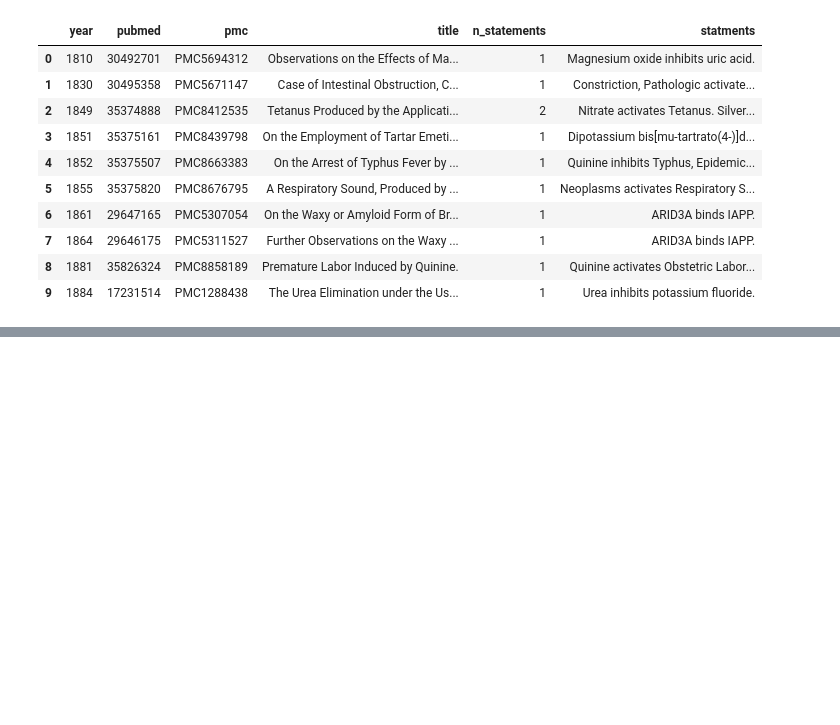
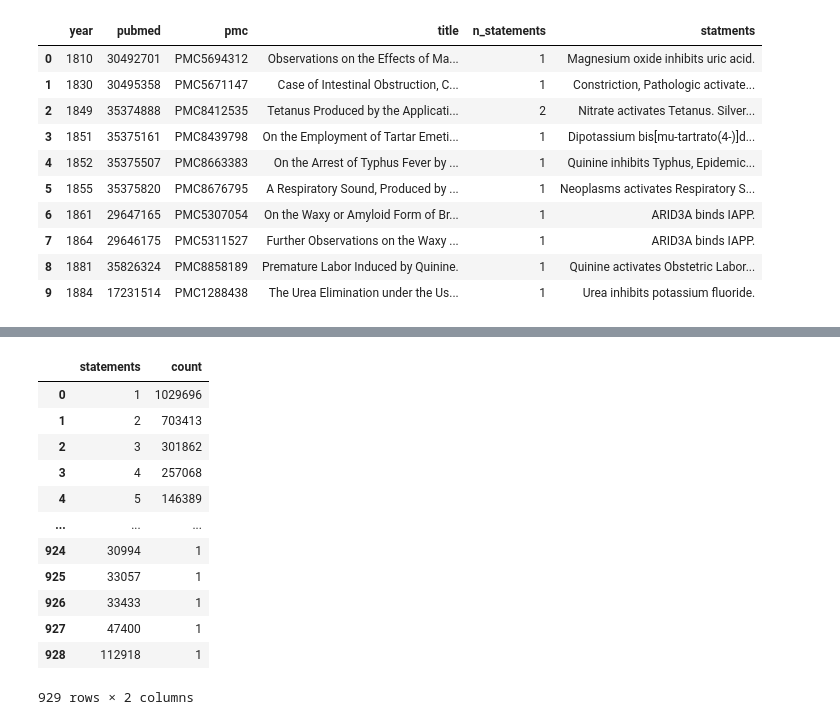
Before and after one commit to gyorilab/indra_cogex, a Jupyter notebook: notebooks/INDRA Database Summary.ipynb, the cells around one changed output, grey strips where cells are left out. Cells and saved outputs as stored; diff of their text form; code cells hidden in the pictures; blank space fills up the shorter version.

```diff
--- a/notebooks/INDRA Database Summary.ipynb
+++ b/notebooks/INDRA Database Summary.ipynb
@@ -353,0 +348,19 @@ Magnesium oxide inhibits uric acid.
+# %%
+%%time
+
+# histogram of number of statements per publication
+statements_per_publication_cypher = """
+MATCH p=()-[r:indra_rel]->()
+MATCH (e:Evidence)-[:has_citation]->(pub:Publication)
+WHERE r.stmt_hash = e.stmt_hash
+WITH pub.id as curie, count(r.stmt_hash) as statements
+RETURN statements, count(statements)
+ORDER BY statements
+"""
+
+statements_per_publication_df = pd.DataFrame(
+    client.query_tx(statements_per_publication_cypher),
+    columns=["statements", "count"]
+)
+statements_per_publication_df
+# %% [output]
@@ -353,0 +369,13 @@ Magnesium oxide inhibits uric acid.
+|  | statements | count |
+| 0 | 1 | 1029696 |
+| 1 | 2 | 703413 |
+| 2 | 3 | 301862 |
+| 3 | 4 | 257068 |
+| 4 | 5 | 146389 |
+| ... | ... | ... |
+| 924 | 30994 | 1 |
+| 925 | 33057 | 1 |
+| 926 | 33433 | 1 |
+| 927 | 47400 | 1 |
+| 928 | 112918 | 1 |
+929 rows × 2 columns
```
Also changed, not shown: parts of 17 cells of this notebook.
